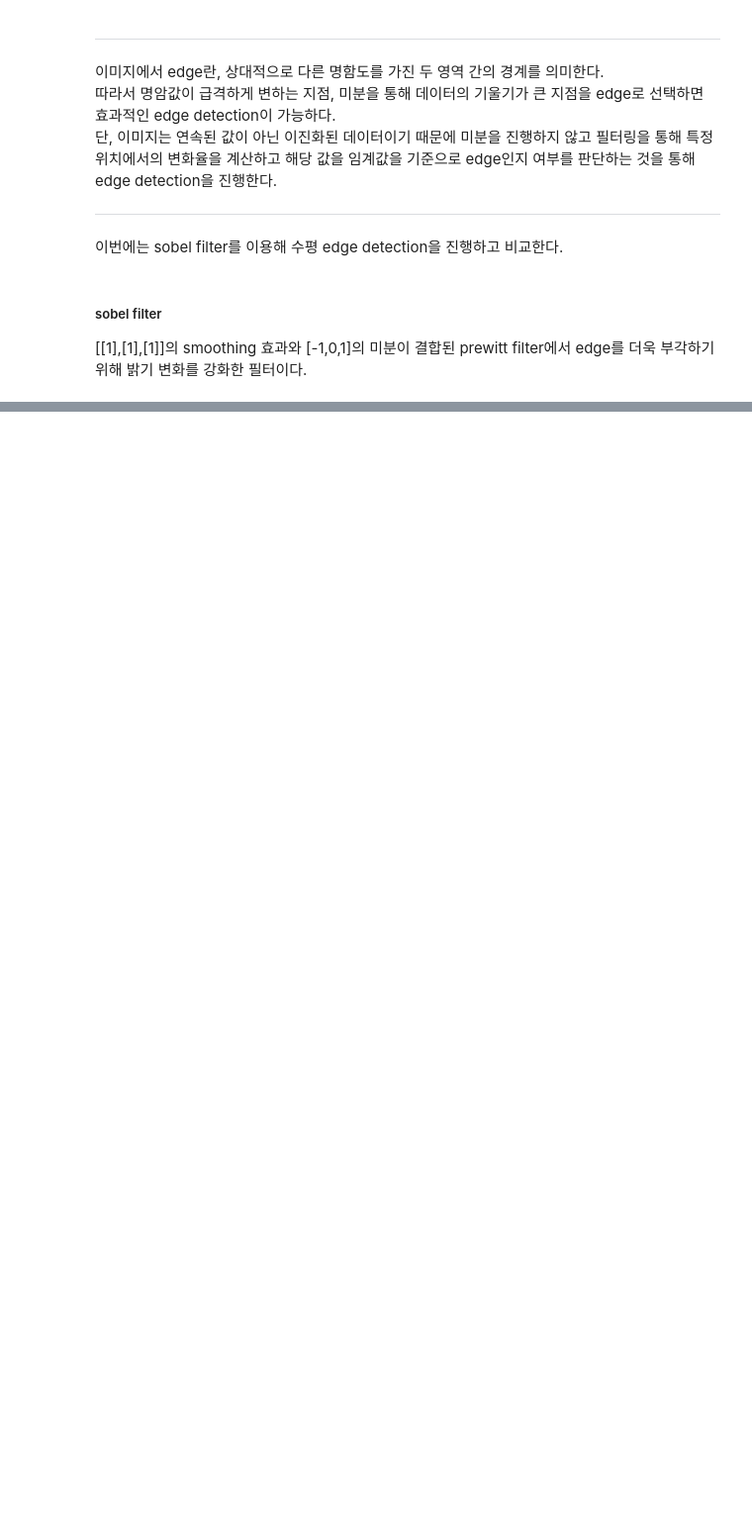
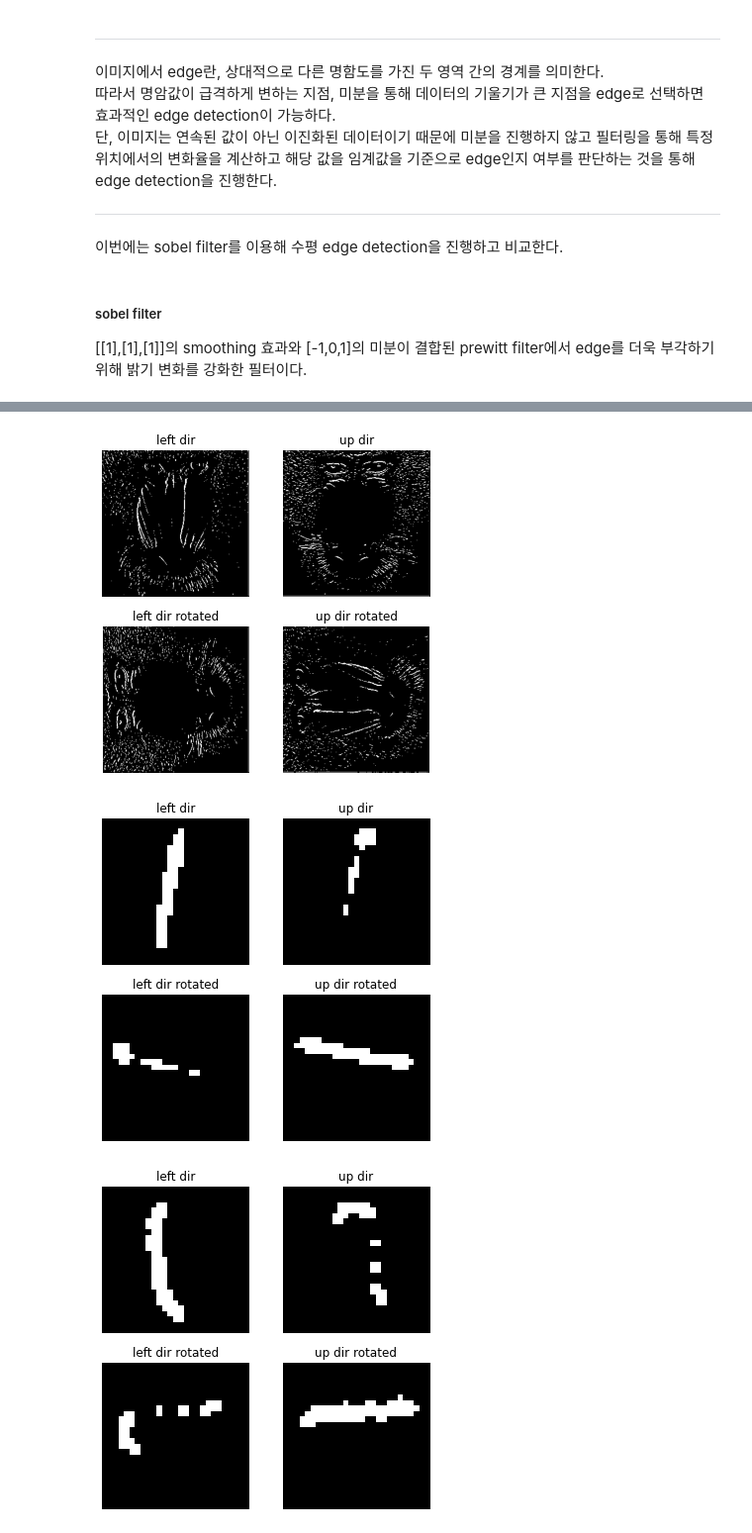
Before and after one commit to mental-disaster/make_conv, a Jupyter notebook: make_conv.ipynb, the cells around one changed output, grey strips where cells are left out. Shown at 99% size. Saved outputs shown, nothing was run; the diff lists cells and outputs as text; code cells hidden in the pictures; blank space fills up the shorter version.

```diff
--- a/make_conv.ipynb
+++ b/make_conv.ipynb
@@ -497,0 +559,54 @@ for im in ims:
+# %%
+#참고용 sobel filter
+
+for im in ims:
+    plt.figure(figsize=(6,6))
+
+    #수평
+    sobel_kernel = np.array([[-1,0,1],[-2,0,2],[-1,0,1]])
+    conved_data = conv(im,kernel=sobel_kernel)
+    detected_data = thresholding(conved_data,threshold=150)
+
+    plt.subplot(2,2,1)
+    plt.title('left dir')
+    plt.axis('off')
+    plt.imshow(detected_data,cmap='gray')
+
+    #수직
+    sobel_kernel = np.array([[-1,-2,-1],[0,0,0],[1,2,1]])
+    conved_data = conv(im,kernel=sobel_kernel)
+    detected_data = thresholding(conved_data,threshold=150)
+
+    plt.subplot(2,2,2)
+    plt.title('up dir')
+    plt.axis('off')
+    plt.imshow(detected_data,cmap='gray')
+
+
+    #rotated image
+    #수평
+    sobel_kernel = np.array([[-1,0,1],[-2,0,2],[-1,0,1]])
+    conved_data = conv(im,rotate=True,kernel=sobel_kernel)
+    detected_data = thresholding(conved_data,threshold=150)
+
+    plt.subplot(2,2,3)
+    plt.title('left dir rotated')
+    plt.axis('off')
+    plt.imshow(detected_data,cmap='gray')
+
+    #수직
+    sobel_kernel = np.array([[-1,-2,-1],[0,0,0],[1,2,1]])
+    conved_data = conv(im,rotate=True,kernel=sobel_kernel)
+    detected_data = thresholding(conved_data,threshold=150)
+
+    plt.subplot(2,2,4)
+    plt.title('up dir rotated')
+    plt.axis('off')
+    plt.imshow(detected_data,cmap='gray')
+
+    plt.show()
+    print()
+# %% [output]
+[figure, added]
+[figure, added]
+[figure, added]
```
Also changed, not shown: parts of 7 cells of this notebook.
